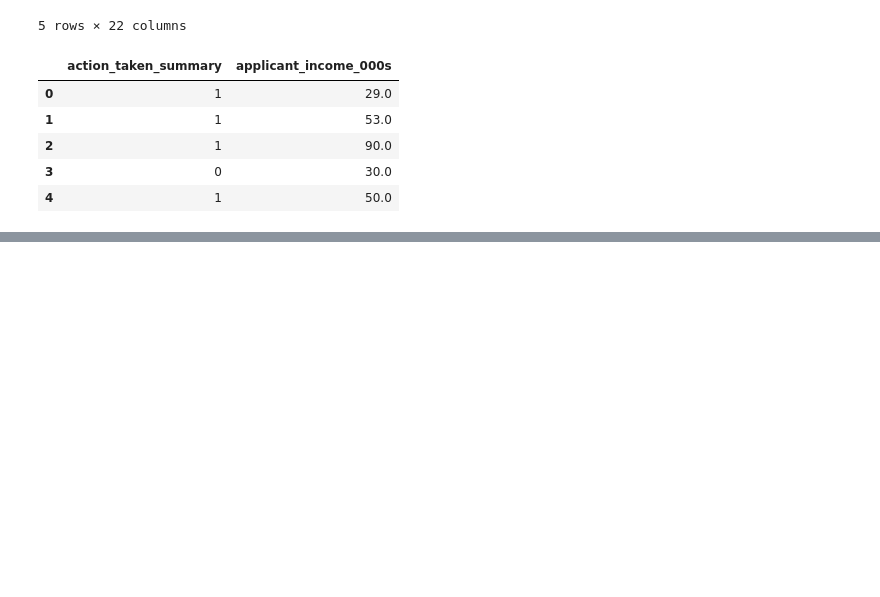
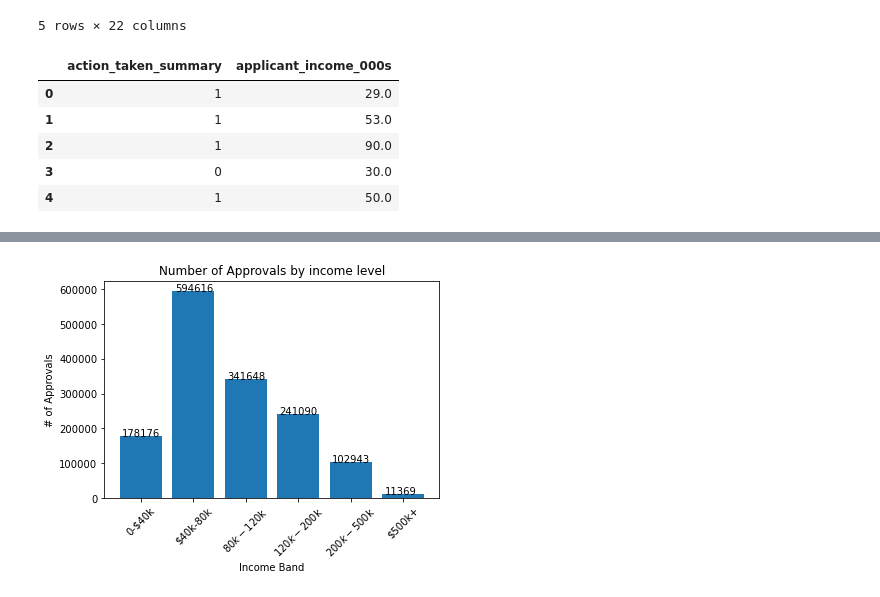
Before and after one commit to oliviasny2/Final_Project, a Jupyter notebook: approvals_by_income_vis.ipynb, the cells around one changed output, grey strips where cells are left out. Drawn from its saved outputs; the diff is of its cells as text; code cells hidden in the pictures; blank space fills up the shorter version.

Commit message:
income band charts

```diff
--- a/approvals_by_income_vis.ipynb
+++ b/approvals_by_income_vis.ipynb
@@ -117,0 +178,4 @@ income_df.head()
+# %%
+GetCountGraph(df, "Approvals", [1])
+# %% [output]
+[figure, added]
```
Also changed, not shown: parts of 4 cells of this notebook.
